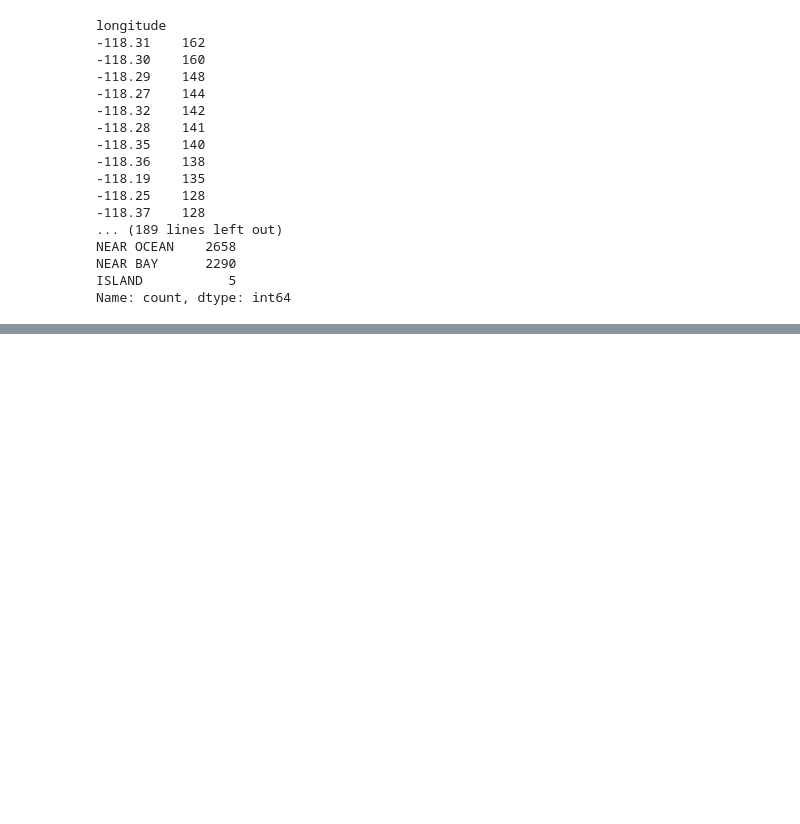
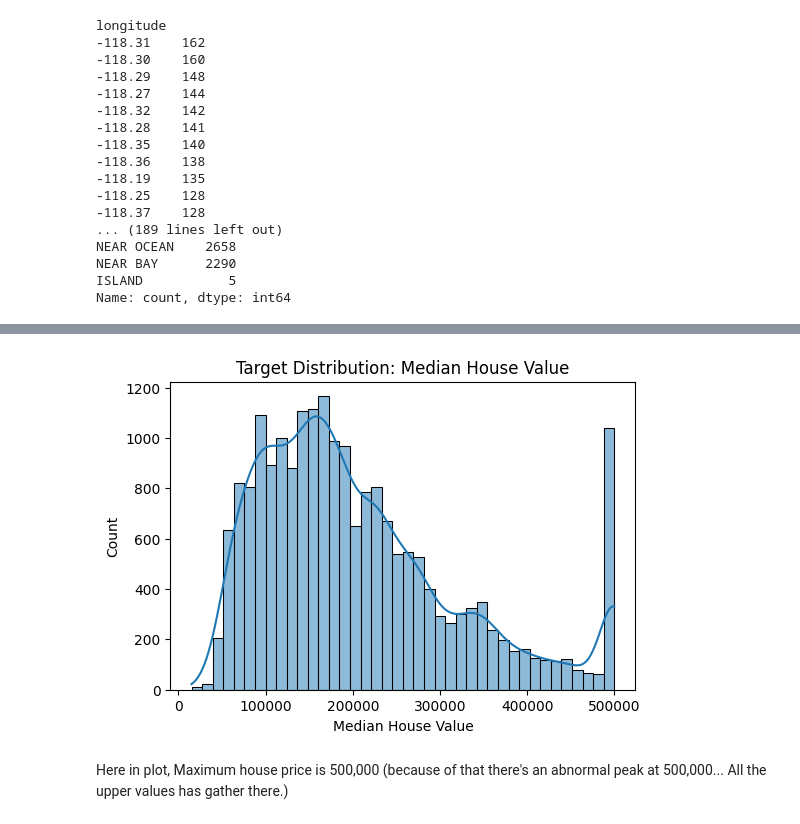
Before and after one commit to Dulyana-Silva/MLproject5-House-Price-Prediction, a Jupyter notebook: House_Price_Prediction.ipynb, the cells around one changed output, grey strips where cells are left out. Saved outputs shown, nothing was run; the diff lists cells and outputs as text; code cells hidden in the pictures; blank space fills up the shorter version.

```diff
--- a/House_Price_Prediction.ipynb
+++ b/House_Price_Prediction.ipynb
@@ -149,0 +213,11 @@ Longitude col ---> This shows there's a place holder value that has been encoded
+# %%
+# target column distribution
+plt.figure(figsize = (6,4))
+sns.histplot(df[target_col], bins = 40, kde = True)
+plt.title("Target Distribution: Median House Value")
+plt.xlabel("Median House Value")
+plt.show()
+# %% [output]
+[figure, added]
+# %% [markdown]
+Here in plot, Maximum house price is 500,000 (because of that there's an abnormal peak at 500,000... All the upper values has gather there.)
```
Also changed, not shown: parts of 11 cells of this notebook.
